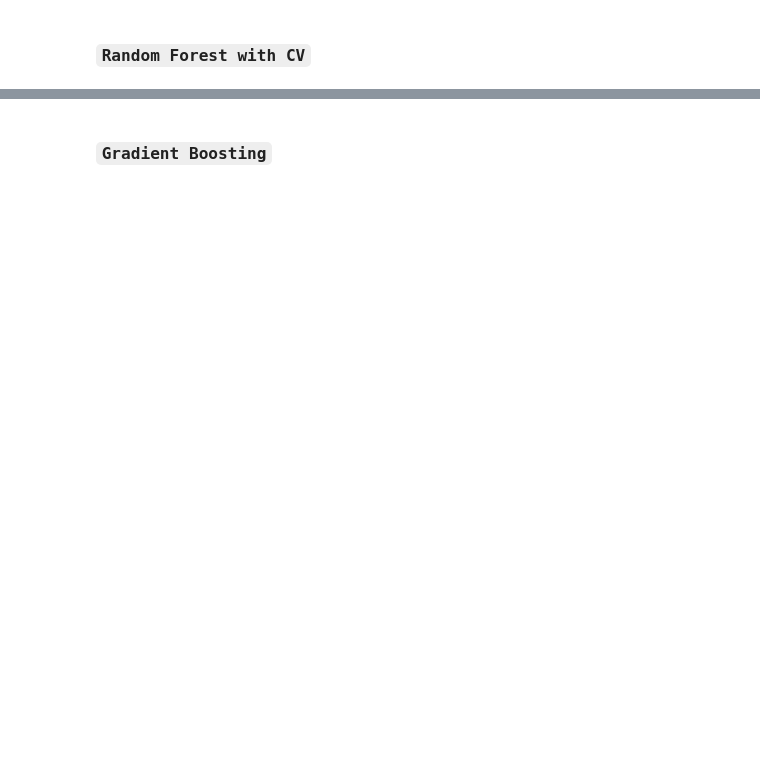
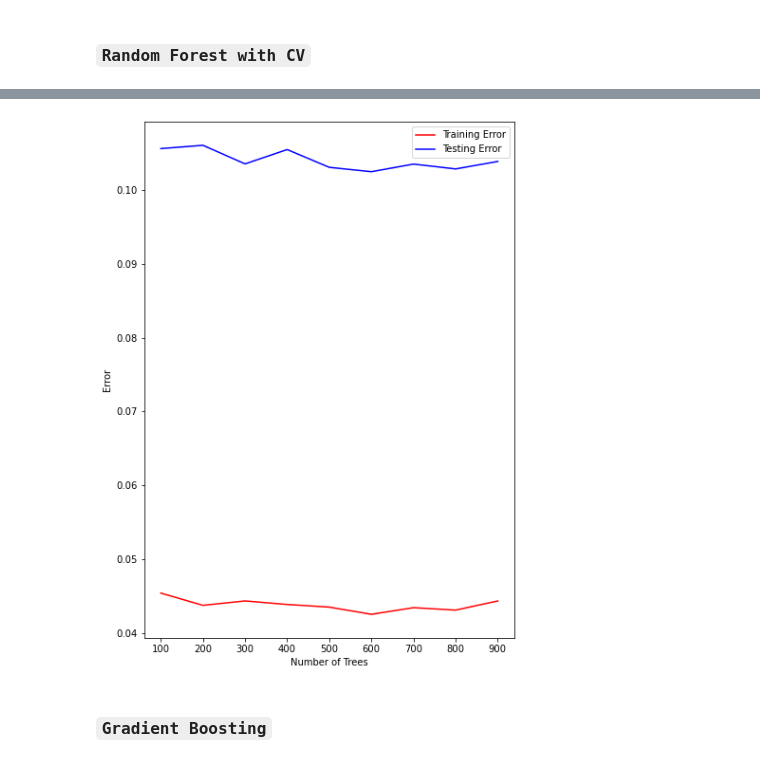
Before and after one commit to AlexGalczak/ML-Ames, a Jupyter notebook: MB/Model_Sel.ipynb, the cells around one changed output, grey strips where cells are left out. Cells and saved outputs as stored; diff of their text form; code cells hidden in the pictures; blank space fills up the shorter version.

```diff
--- a/MB/Model_Sel.ipynb
+++ b/MB/Model_Sel.ipynb
@@ -407,6 +407,7 @@ elasticnet.score(x_train, y_train)
 ### `Random Forest`
 # %%
 # using the more minimal dataset selected by Lasso Regression
+# scaling not required for random forest models - no regression coefficient analogue produced in model output
 
 from sklearn.model_selection import train_test_split
 
@@ -421,9 +422,9 @@ cl_x_dummies = cl_x_dummies.fillna(0)
 
 x_train, x_test, y_train, y_test = train_test_split(cl_x_dummies, cl_y, test_size = 0.3, random_state = 0)
 
-y_train =y_train['SalePrice']
+y_train =np.log(y_train['SalePrice'])
 y_train
 
-y_test = y_test['SalePrice']
+y_test = np.log(y_test['SalePrice'])
 y_test
 # %% [output]
@@ -459,9 +460,9 @@ import pandas as pd
 
 forestregressor = ensemble.RandomForestRegressor()
 
-randomForest = RandomForestRegressor(n_estimators=100,max_features=5)
+forestregressor = RandomForestRegressor(n_estimators=500,max_features=5)
 
-randomForest.fit(x_train,y_train)
+forestregressor.fit(x_train,y_train)
 
 print(f'R^2 of Train set: {randomForest.score(x_train,y_train)}')
 print(f'R^2 Test set: {randomForest.score(x_test,y_test)}')
@@ -544,2 +539,24 @@ for n_trees in n_trees_range:
+# %%
+
+n_trees_range = range(100, 1000, 100)   #OOB score will warning if too few times
+train_error = []
+test_error = []
+
+for n_trees in n_trees_range:
+    randomForest.set_params(n_estimators=n_trees)
+    randomForest.fit(x_train, y_train)
+    train_error.append(1 - randomForest.score(x_train,y_train))
+    test_error.append(1 - randomForest.score(x_test,y_test))
+
+
+plt.figure(figsize = (7,10))
+plt.plot(n_trees_range, train_error, c='red', label='Training Error')
+plt.plot(n_trees_range, test_error, c='blue', label='Testing Error')
+plt.ylabel('Error')
+plt.xlabel('Number of Trees')
+plt.legend()
+plt.show()
+# %% [output]
+[figure, added]
 # %% [markdown]
 ### `Gradient Boosting`
```
Also changed, not shown: parts of 11 cells of this notebook.
